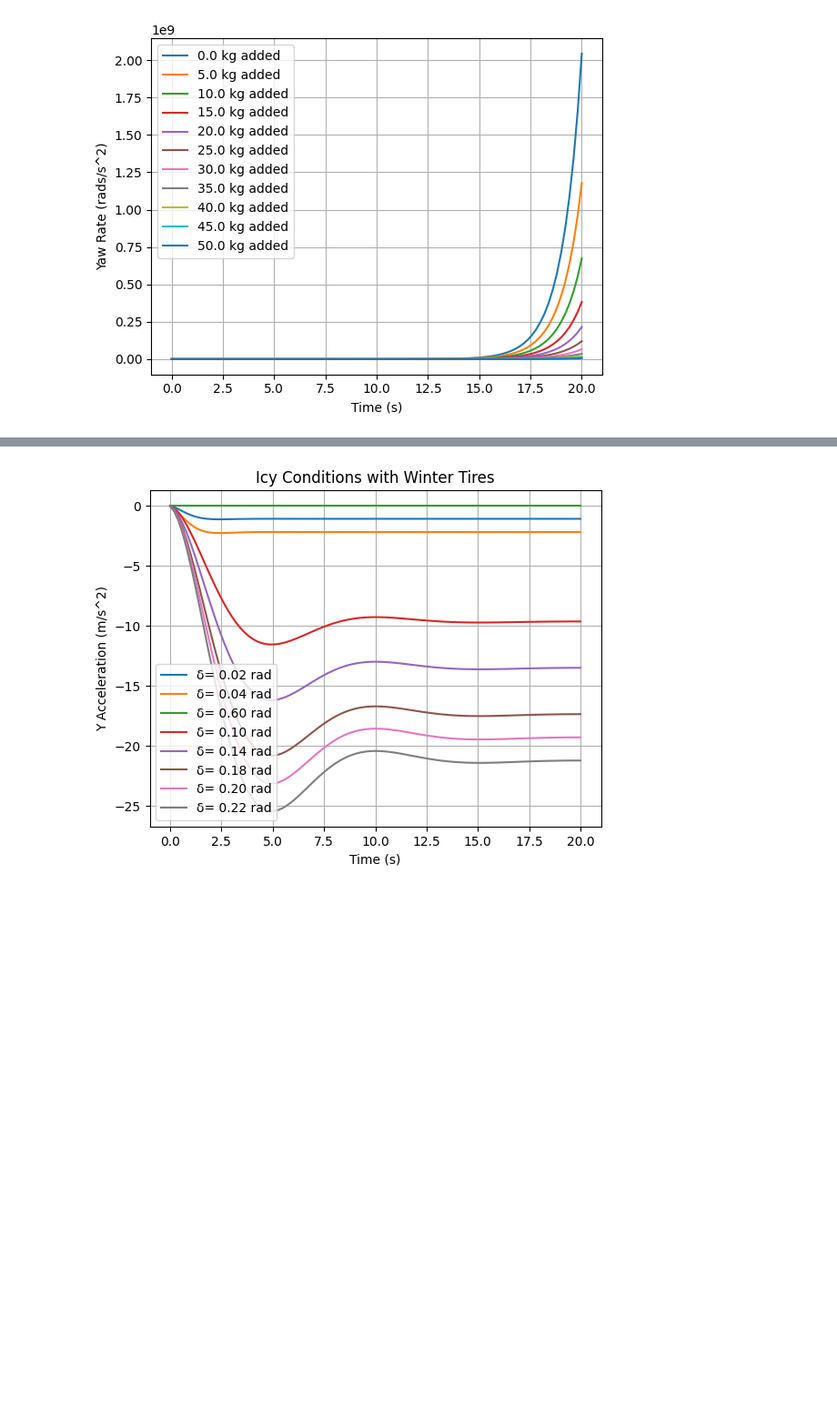
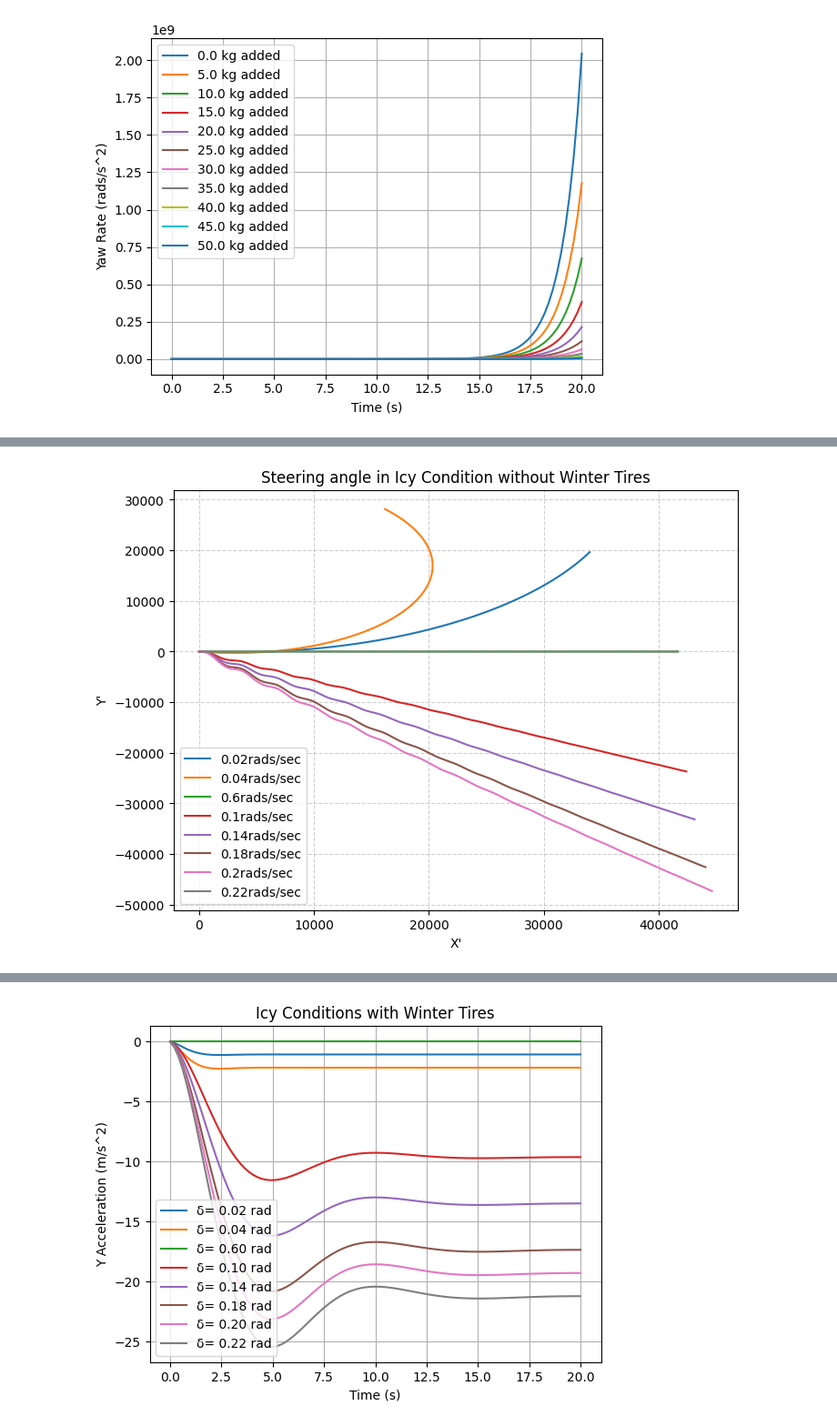
Before and after one commit to hepromark/BicycleModelExploration, a Jupyter notebook: part2.ipynb, the cells around one changed output, grey strips where cells are left out. Shown at 91% size. Saved outputs shown, nothing was run; the diff lists cells and outputs as text; code cells hidden in the pictures; blank space fills up the shorter version.

```diff
--- a/part2.ipynb
+++ b/part2.ipynb
@@ -586,0 +541,83 @@ solver.visualize_results(histories, labels, init_t, t_final, max_iter, title= "I
+# %%
+###C3 - A.1 ICY CONDITIONS
+# Piecewise condition to model icy road
+def summer_tires(delta : float):
+    if delta <= 0.06:
+        return 20000
+    elif delta > 0.2:
+        return 0
+    else:
+        return 100
+
+def winter_tires(delta):
+    if delta <= 0.06:
+        return 20000
+    elif 0.06 < delta <= 0.3:
+        return 5000
+    else:
+        return 0
+
+init_vector = np.array([[0],[0],[0],[0]])
+steering_angles = [0.02, 0.04, 0.6, 0.1, 0.14, 0.18, 0.2, 0.22]
+
+init_t = 0
+t_final = 1000
+
+step_size = 0.1
+max_iter = int(t_final / step_size)
+
+plt.figure(figsize=(8, 6))
+for steering_angle in steering_angles:
+    solver = BicycleSolver(
+        m = 1400,
+        a = 1.14,
+        b = 1.33,
+        C_alpha_f = summer_tires(steering_angle),
+        C_alpha_r = summer_tires(steering_angle),
+        I_z = 2420,
+        u = 150 * 1000 / 3600
+    )
+
+    def task_a_model(y, t) -> np.ndarray:
+        return solver.bicycle_model(solver.A_4, solver.B_4, y, steering_angle)
+
+    res, hist = solver.solve(solver.rk4, task_a_model, init_vector, init_t, max_iter, step_size)
+    ground_velocity = solver.ground_velocity(hist)
+    ground_position = solver.ground_position(ground_velocity,step_size)
+    plt.plot(ground_position[:,0], ground_position[:,1], label=f"{steering_angle}rads/sec")
+
+plt.xlabel("X'")
+plt.ylabel("Y'")
+plt.title("Steering angle in Icy Condition without Winter Tires")
+plt.grid(True, linestyle='--', alpha=0.6)
+plt.legend()
+plt.show()
+
+plt.figure(figsize=(8, 6))
+for steering_angle in steering_angles:
+    solver = BicycleSolver(
+        m = 1400,
+        a = 1.14,
+        b = 1.33,
+        C_alpha_f = winter_tires(steering_angle),
+        C_alpha_r = winter_tires(steering_angle),
+        I_z = 2420,
+        u = 150 * 1000 / 3600
+    )
+
+    def task_a_model(y, t) -> np.ndarray:
+        return solver.bicycle_model(solver.A_4, solver.B_4, y, steering_angle)
+
+    res, hist = solver.solve(solver.rk4, task_a_model, init_vector, init_t, max_iter, step_size)
+    ground_velocity = solver.ground_velocity(hist)
+    ground_position = solver.ground_position(ground_velocity,step_size)
+    plt.plot(ground_position[:,0], ground_position[:,1], label=f"{steering_angle}rads/sec")
+
+plt.xlabel("X")
+plt.ylabel("Y")
+plt.title("Steering angle in Icy Condition without Winter Tires")
+plt.grid(True, linestyle='--', alpha=0.6)
+plt.legend()
+plt.show()
+# %% [output]
+[figure, added]
```
Also changed, not shown: parts of 3 cells of this notebook.
